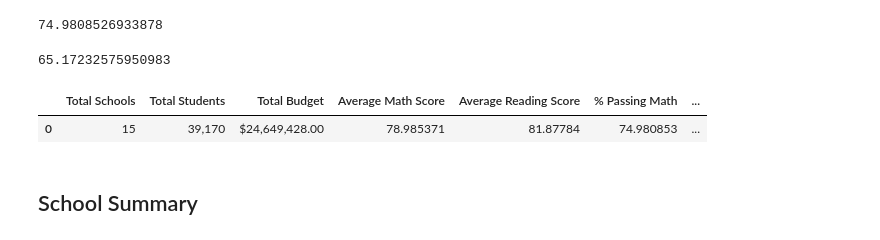
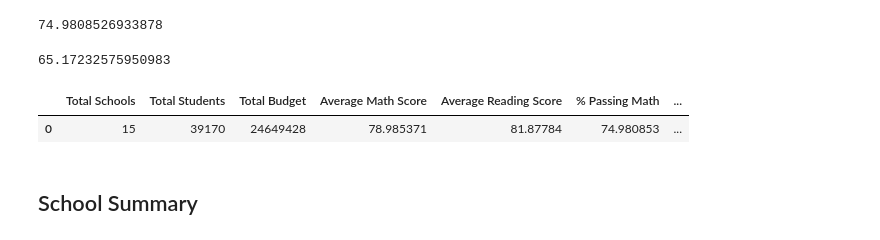
Before and after one commit to meekcodes1/pandas-challenge, a Jupyter notebook: PyCitySchools/PyCitySchools.ipynb, the cells around one changed output. Cells and saved outputs as stored; diff of their text form; code cells hidden in the pictures.

```diff
--- a/PyCitySchools/PyCitySchools.ipynb
+++ b/PyCitySchools/PyCitySchools.ipynb
@@ -83,26 +87,26 @@ overall_passing_rate
 # %%
 # Create a high-level snapshot of the district's key metrics in a DataFrame
 district_summary = pd.DataFrame(
     {'Total Schools': [school_count],
     'Total Students': [student_count],
     'Total Budget': [total_budget],
     'Average Math Score': [average_math_score],
     'Average Reading Score': [average_reading_score],
     '% Passing Math': [passing_math_percentage],
     '% Passing Reading': [passing_reading_percentage],
     '% Overall Passing': [overall_passing_rate],
     }
 )
 
-# Formatting
-district_summary["Total Students"] = district_summary["Total Students"].map("{:,}".format)
-district_summary["Total Budget"] = district_summary["Total Budget"].map("${:,.2f}".format)
+# # Formatting
+# district_summary["Total Students"] = district_summary["Total Students"].map("{:,}".format)
+# district_summary["Total Budget"] = district_summary["Total Budget"].map("${:,.2f}".format)
 
 # Display the DataFrame
 district_summary
 # %% [output]
 |  | Total Schools | Total Students | Total Budget | Average Math Score | Average Reading Score | % Passing Math | ... |
-| 0 | 15 | 39,170 | $24,649,428.00 | 78.985371 | 81.87784 | 74.980853 | ... |
+| 0 | 15 | 39170 | 24649428 | 78.985371 | 81.87784 | 74.980853 | ... |
 # %% [markdown]
 ## School Summary
 # %%
```
Also changed, not shown: parts of 10 cells of this notebook.
